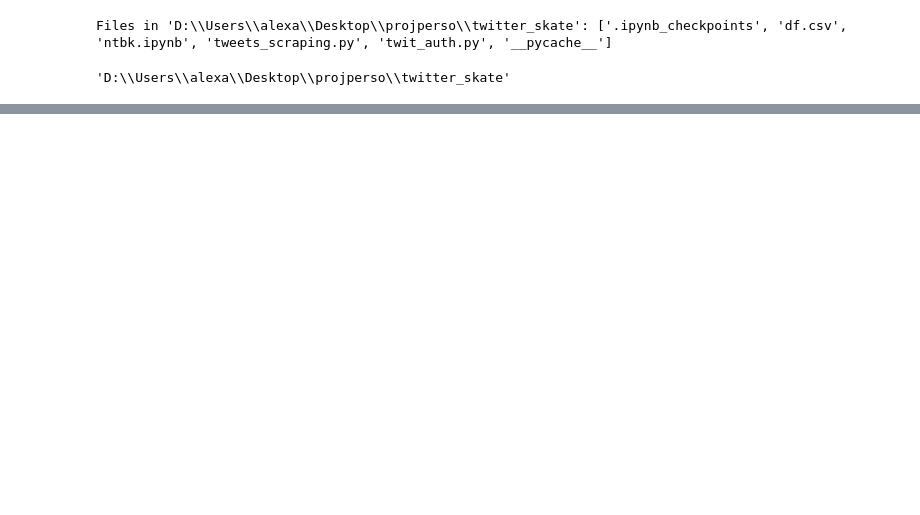
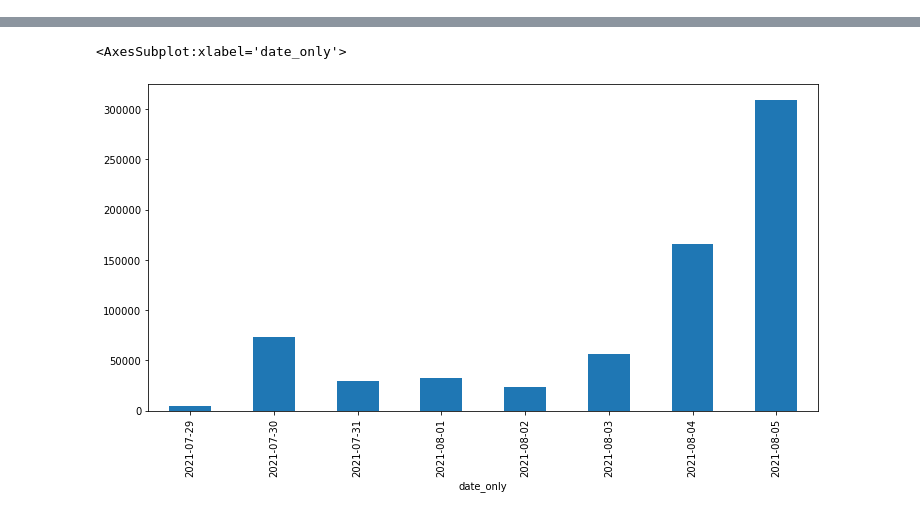
Before and after one commit to AlexandreNap/Twitter-Skate-Olympic-Games-Quick-Analysis, a Jupyter notebook: ntbk.ipynb, the cells around one changed output, grey strips where cells are left out. Saved outputs shown, nothing was run; the diff lists cells and outputs as text; code cells hidden in the pictures; blank space fills up the shorter version.

```diff
--- a/ntbk.ipynb
+++ b/ntbk.ipynb
@@ -2,18 +2,6 @@
 import pandas as pd
 import numpy as np
 import matplotlib.pyplot as plt
-# %%
-import os
-
-cwd = os.getcwd()  # Get the current working directory (cwd)
-files = os.listdir(cwd)  # Get all the files in that directory
-print("Files in %r: %s" % (cwd, files))
-# %% [output]
-Files in 'D:\\Users\\alexa\\Desktop\\projperso\\twitter_skate': ['.ipynb_checkpoints', 'df.csv', 'ntbk.ipynb', 'tweets_scraping.py', 'twit_auth.py', '__pycache__']
-# %%
-pwd
-# %% [output]
-'D:\\Users\\alexa\\Desktop\\projperso\\twitter_skate'
 # %%
 df = pd.read_csv('df.csv')
 print(df.shape)
@@ -27,5 +15,8 @@ df.head()
 | 3 | 1423428930602733572 | 2021-08-05 23:41:17 | RT @cruzsevandro: o skate é a o e... | princpark | 601475583 | pt | Brasil | a full flower moment 🌼 |
 | 4 | 1423428925582102529 | 2021-08-05 23:41:16 | RT @SOLELINKS: Ad: RESTOCK👌\nNike... | Vo_Vision | 109582509 | en | Chicago Over Everything | @musicbreakr\nMusicbreakr is n a1... |
 # %%
-#df['date_only'] = df['date'].dt.date
-#df.groupby('date_only').count()
+df['date_only'] = pd.to_datetime(df['date'], format='%Y/%m/%d %H:%M:%S').dt.date
+df.groupby('date_only').twt_id.count().plot.bar(figsize=(12, 6))
+# %% [output]
+<AxesSubplot:xlabel='date_only'>
+[figure, added]
```
Also changed, not shown: parts of 51 cells of this notebook.
